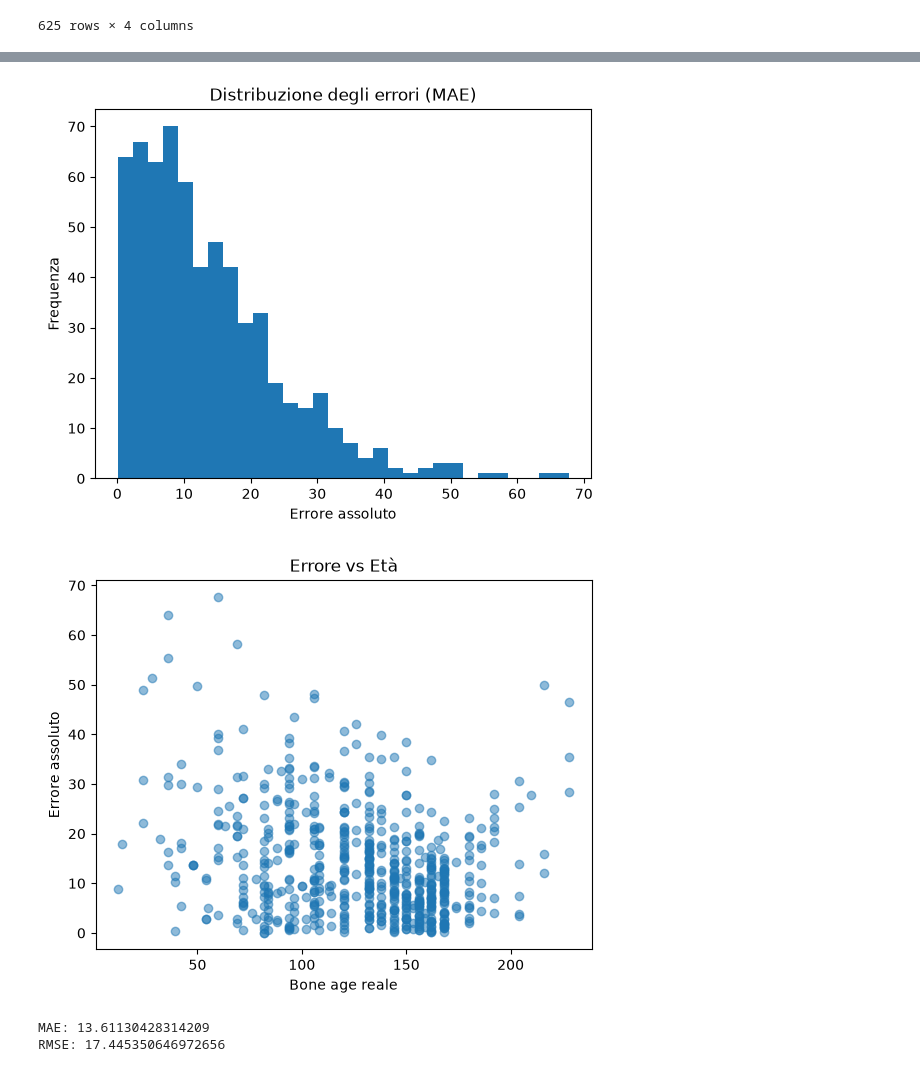
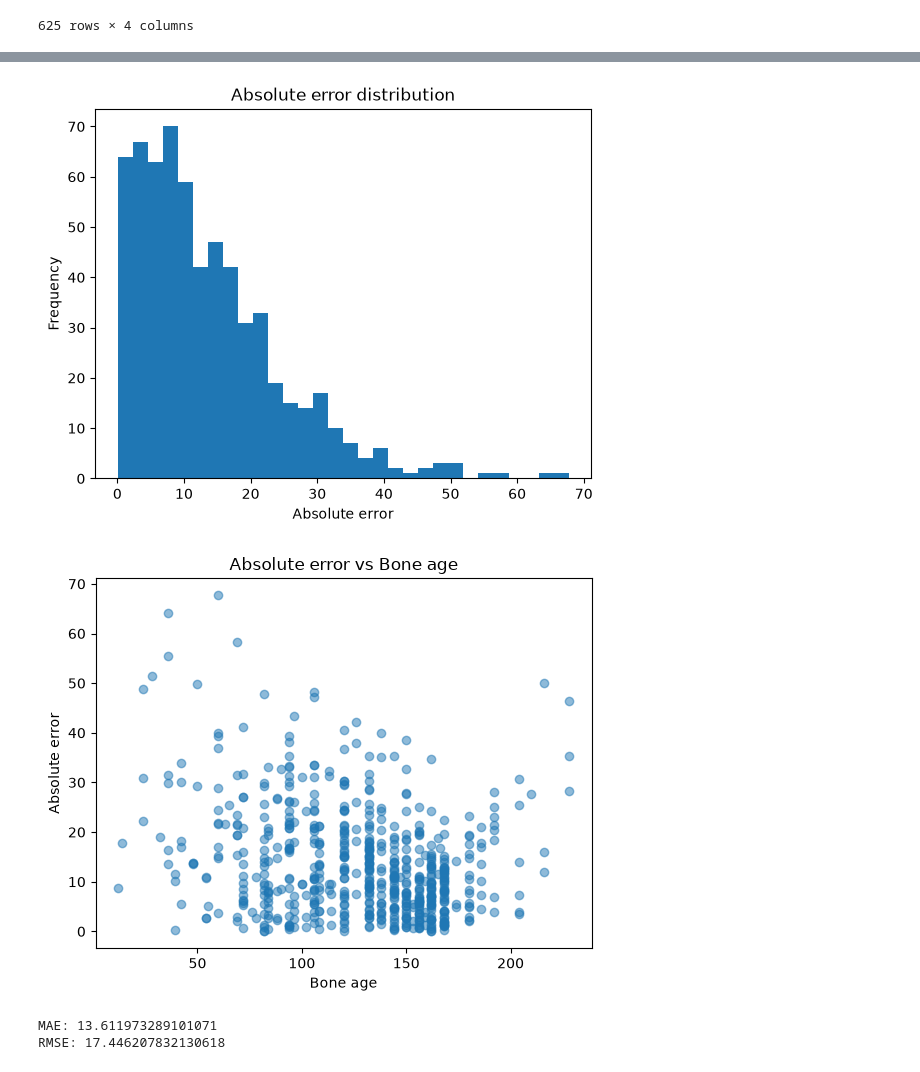
Before and after one commit to SilvioDraetta/Bone-Age-Regression-from-Hand-X-Ray-Images, a Jupyter notebook: notebook/01_cnn_results.ipynb, the cells around one changed output, grey strips where cells are left out. Drawn from its saved outputs; the diff is of its cells as text; code cells hidden in the pictures.

Commit message:
Added image segmentation pipeline - little touches to NB 01

```diff
--- a/notebook/01_cnn_results.ipynb
+++ b/notebook/01_cnn_results.ipynb
@@ -72,6 +66,6 @@ FIRST RESULTS ON TEST SET
 # %%
-m = 127.32 # Mean label training
-s = 41.18 # std label training
+m = df["boneage"].mean() # Mean label training
+s = df["boneage"].std() # std label training
 # %%
 import numpy as np
 
@@ -122,20 +118,20 @@ import numpy as np
 errors = np.abs(y_test - y_pred)
 
 plt.hist(errors, bins=30)
-plt.xlabel("Errore assoluto")
-plt.ylabel("Frequenza")
-plt.title("Distribuzione degli errori (MAE)")
+plt.xlabel("Absolute error")
+plt.ylabel("Frequency")
+plt.title("Absolute error distribution")
 plt.show()
 # %% [output]
-[figure, old version]
+[figure, new version]
 # %%
 plt.scatter(y_test, errors, alpha=0.5)
-plt.xlabel("Bone age reale")
-plt.ylabel("Errore assoluto")
-plt.title("Errore vs Età")
+plt.xlabel("Bone age")
+plt.ylabel("Absolute error")
+plt.title("Absolute error vs Bone age")
 plt.show()
 # %% [output]
-[figure, old version]
+[figure, new version]
 # %%
 from sklearn.metrics import mean_absolute_error, root_mean_squared_error
 
@@ -145,8 +141,8 @@ rmse = root_mean_squared_error(y_test, y_pred)
 print("MAE:", mae)
 print("RMSE:", rmse)
 # %% [output]
-MAE: 13.61130428314209
-RMSE: 17.445350646972656
+MAE: 13.611973289101071
+RMSE: 17.446207832130618
 # %%
 """
 RESULTS on Segmented test set
```
Also changed, not shown: parts of 13 cells of this notebook, 2 other files.
